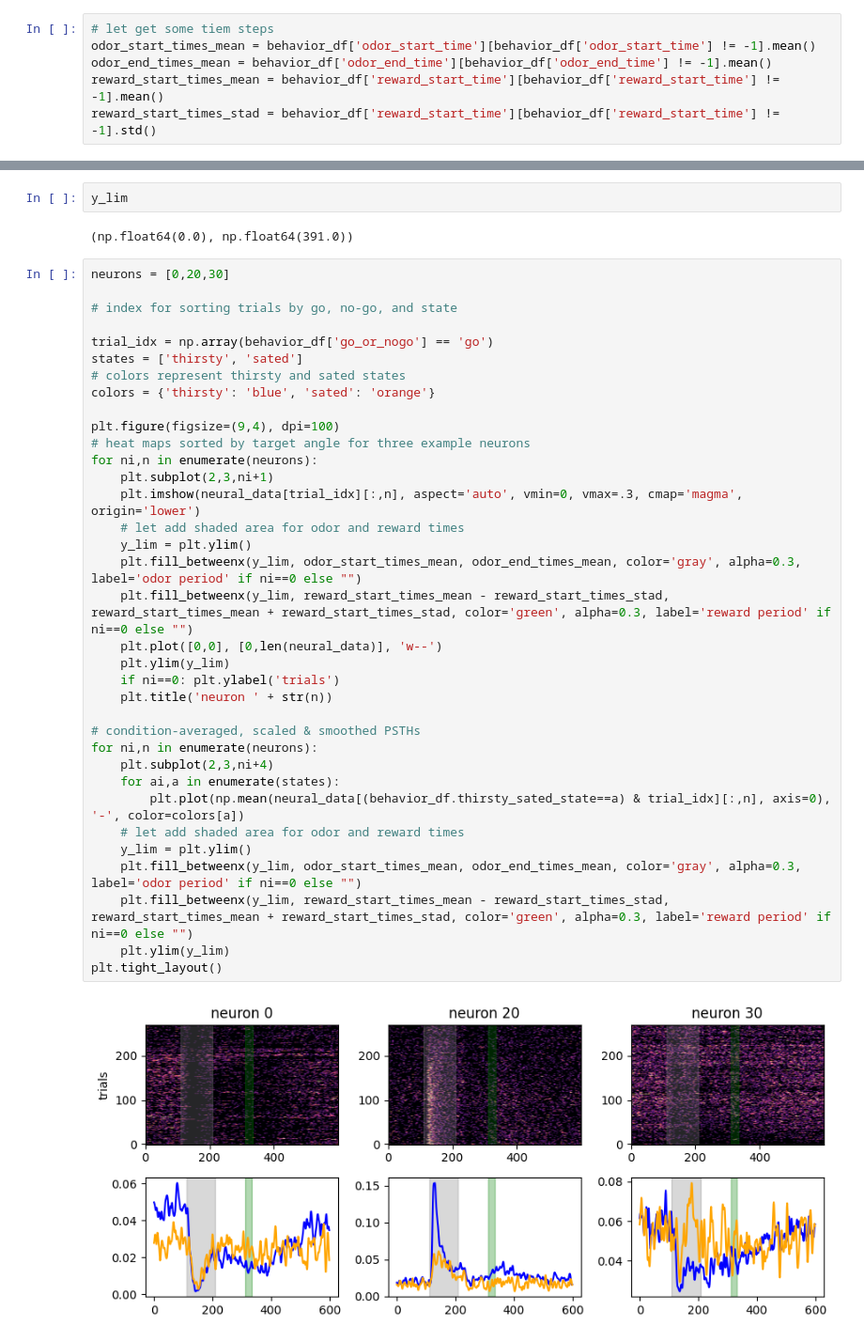
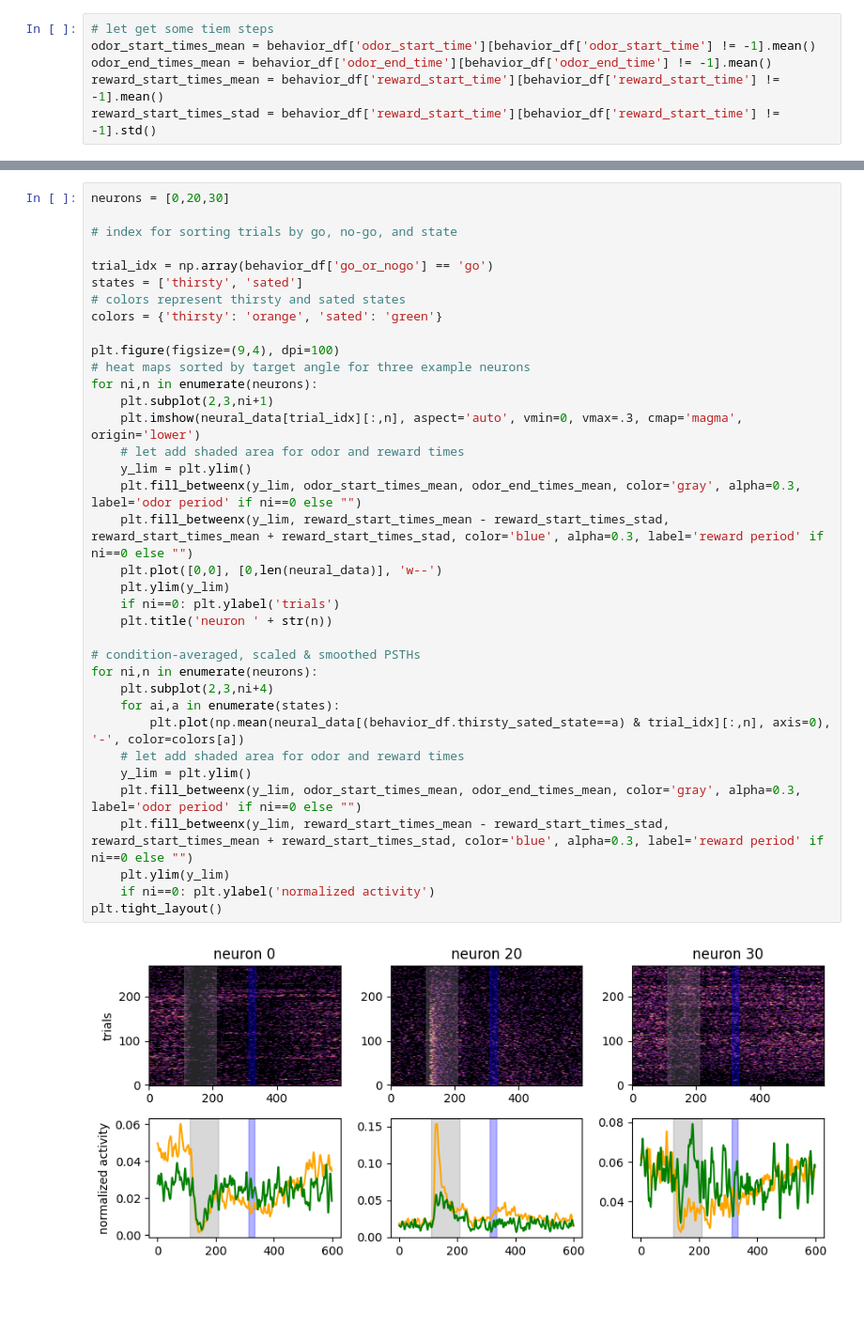
Before and after one commit to ArAbolghasemi/slice_TCA_alireza, a Jupyter notebook: extract_neural_data.ipynb, the cells around one changed output, grey strips where cells are left out. Shown at 94% size. Cells and saved outputs as stored; diff of their text form; blank space fills up the shorter version.

```diff
--- a/extract_neural_data.ipynb
+++ b/extract_neural_data.ipynb
@@ -333,41 +324,38 @@ behavior_df.head()
-# %%
-y_lim
-# %% [output]
-(np.float64(0.0), np.float64(391.0))
 # %%
 neurons = [0,20,30]
 
 # index for sorting trials by go, no-go, and state
 
 trial_idx = np.array(behavior_df['go_or_nogo'] == 'go')
 states = ['thirsty', 'sated']
 # colors represent thirsty and sated states
-colors = {'thirsty': 'blue', 'sated': 'orange'}
+colors = {'thirsty': 'orange', 'sated': 'green'}
 
 plt.figure(figsize=(9,4), dpi=100)
 # heat maps sorted by target angle for three example neurons
 for ni,n in enumerate(neurons):
     plt.subplot(2,3,ni+1)
     plt.imshow(neural_data[trial_idx][:,n], aspect='auto', vmin=0, vmax=.3, cmap='magma', origin='lower')
     # let add shaded area for odor and reward times
     y_lim = plt.ylim()
     plt.fill_betweenx(y_lim, odor_start_times_mean, odor_end_times_mean, color='gray', alpha=0.3, label='odor period' if ni==0 else "")
-    plt.fill_betweenx(y_lim, reward_start_times_mean - reward_start_times_stad, reward_start_times_mean + reward_start_times_stad, color='green', alpha=0.3, label='reward period' if ni==0 else "")
+    plt.fill_betweenx(y_lim, reward_start_times_mean - reward_start_times_stad, reward_start_times_mean + reward_start_times_stad, color='blue', alpha=0.3, label='reward period' if ni==0 else "")
     plt.plot([0,0], [0,len(neural_data)], 'w--')
     plt.ylim(y_lim)
     if ni==0: plt.ylabel('trials')
     plt.title('neuron ' + str(n))
 
 # condition-averaged, scaled & smoothed PSTHs
 for ni,n in enumerate(neurons):
     plt.subplot(2,3,ni+4)
     for ai,a in enumerate(states):
         plt.plot(np.mean(neural_data[(behavior_df.thirsty_sated_state==a) & trial_idx][:,n], axis=0), '-', color=colors[a])
     # let add shaded area for odor and reward times
     y_lim = plt.ylim()
     plt.fill_betweenx(y_lim, odor_start_times_mean, odor_end_times_mean, color='gray', alpha=0.3, label='odor period' if ni==0 else "")
-    plt.fill_betweenx(y_lim, reward_start_times_mean - reward_start_times_stad, reward_start_times_mean + reward_start_times_stad, color='green', alpha=0.3, label='reward period' if ni==0 else "")
+    plt.fill_betweenx(y_lim, reward_start_times_mean - reward_start_times_stad, reward_start_times_mean + reward_start_times_stad, color='blue', alpha=0.3, label='reward period' if ni==0 else "")
     plt.ylim(y_lim)
+    if ni==0: plt.ylabel('normalized activity')
 plt.tight_layout()
 # %% [output]
-[figure, old version]
+[figure, new version]
```
Also changed, not shown: parts of 4 cells of this notebook.
